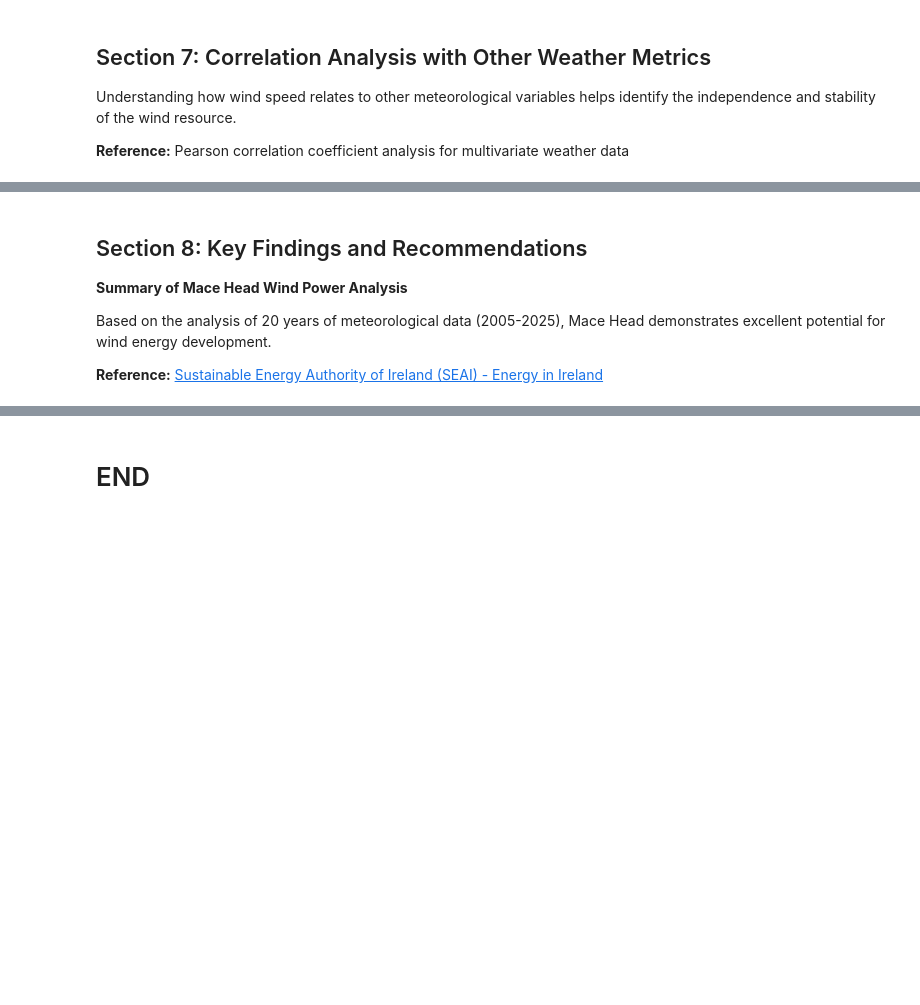
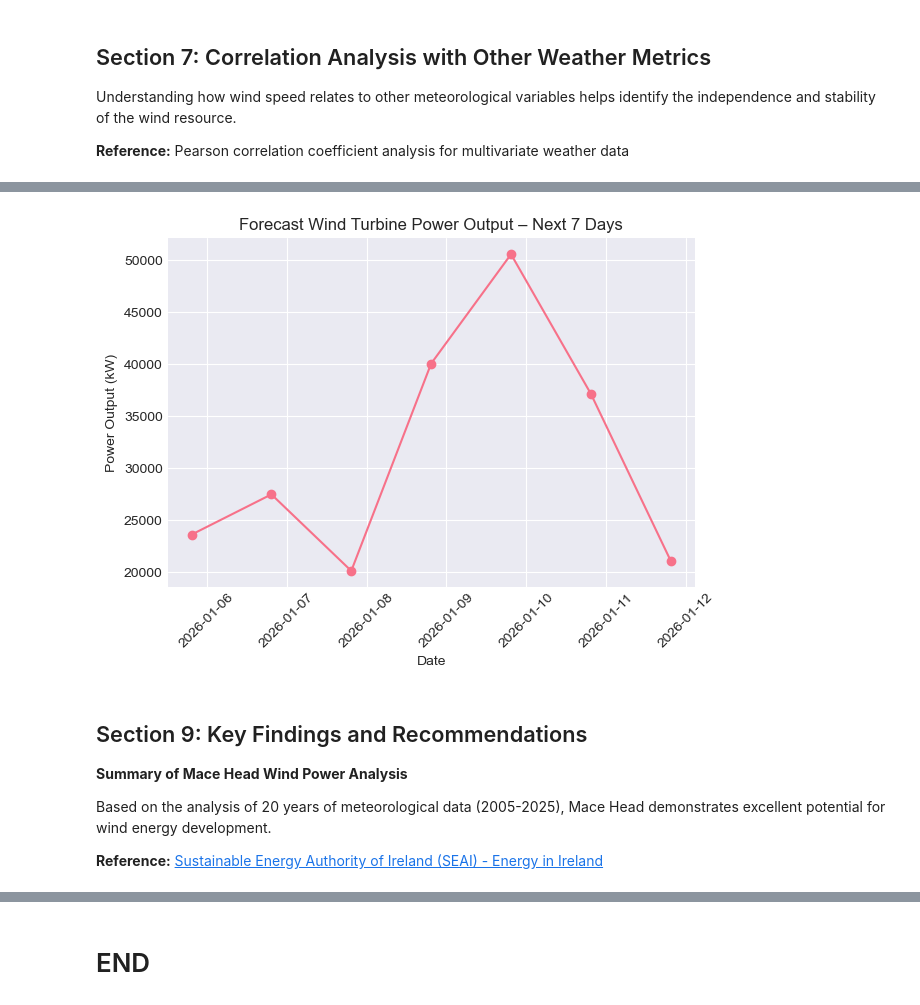
Before and after one commit to HewaOrang/PFDA, a Jupyter notebook: project/project.ipynb, the cells around one changed output, grey strips where cells are left out. Saved outputs shown, nothing was run; the diff lists cells and outputs as text; code cells hidden in the pictures; blank space fills up the shorter version.

Commit message:
updates to the notebook adding next weeks power estimates. Adding comments and references.

```diff
--- a/project/project.ipynb
+++ b/project/project.ipynb
@@ -477,0 +505,18 @@ Wind Speed vs Pressure:     -0.002 (Moderate)
+# %%
+# Function to model turbine power output based on wind speed
+# Simple piecewise function based on cut-in, rated, and cut-out speeds
+def turbine_power(v, rated_power=7000):
+    if v < 3 or v >= 25:
+        return 0
+    elif v >= 21:
+        return rated_power
+    else:
+        return rated_power * ((v - 3) / (12 - 3)) ** 3
+# %%
+# Sample 7-day wind speed forecast data (in m/s)
+forecast = pd.DataFrame({
+    "date": pd.date_range(start=pd.Timestamp.today(), periods=7, freq="D"),
+    "wind_speed_ms": [16.5, 17.2, 15.8, 19.1, 20.4, 18.7, 16.0]
+})
+
+forecast
@@ -477,0 +532,4 @@ Wind Speed vs Pressure:     -0.002 (Moderate)
+# %%
+# Calculate forecasted power output using the turbine power function
+forecast["power_kw"] = forecast["wind_speed_ms"].apply(turbine_power)
+forecast
@@ -478,5 +545,18 @@ Wind Speed vs Pressure:     -0.002 (Moderate)
+# %%
+# Visualize the 7-day forecasted power output
+
+plt.figure()
+plt.plot(forecast["date"], forecast["power_kw"], marker="o")
+plt.xlabel("Date")
+plt.ylabel("Power Output (kW)")
+plt.title("Forecast Wind Turbine Power Output – Next 7 Days")
+plt.xticks(rotation=45)
+plt.tight_layout()
+plt.show()
+# %% [output]
+[figure, added]
 # %% [markdown]
-## Section 8: Key Findings and Recommendations
+## Section 9: Key Findings and Recommendations
 
 **Summary of Mace Head Wind Power Analysis**
 
```
Also changed, not shown: parts of 6 cells of this notebook.
